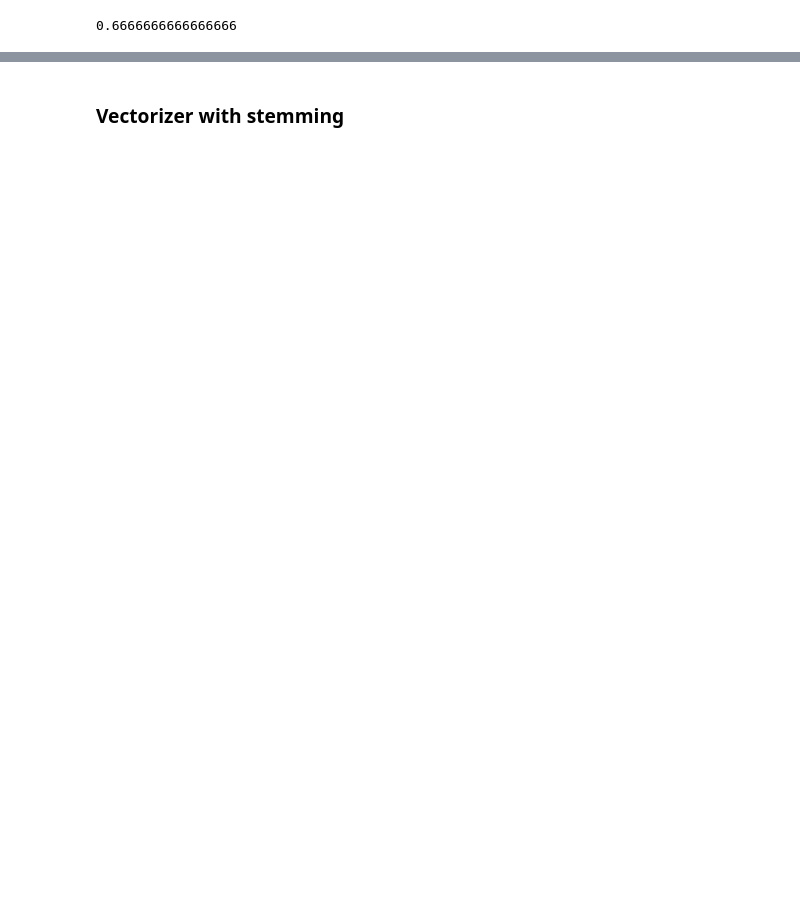
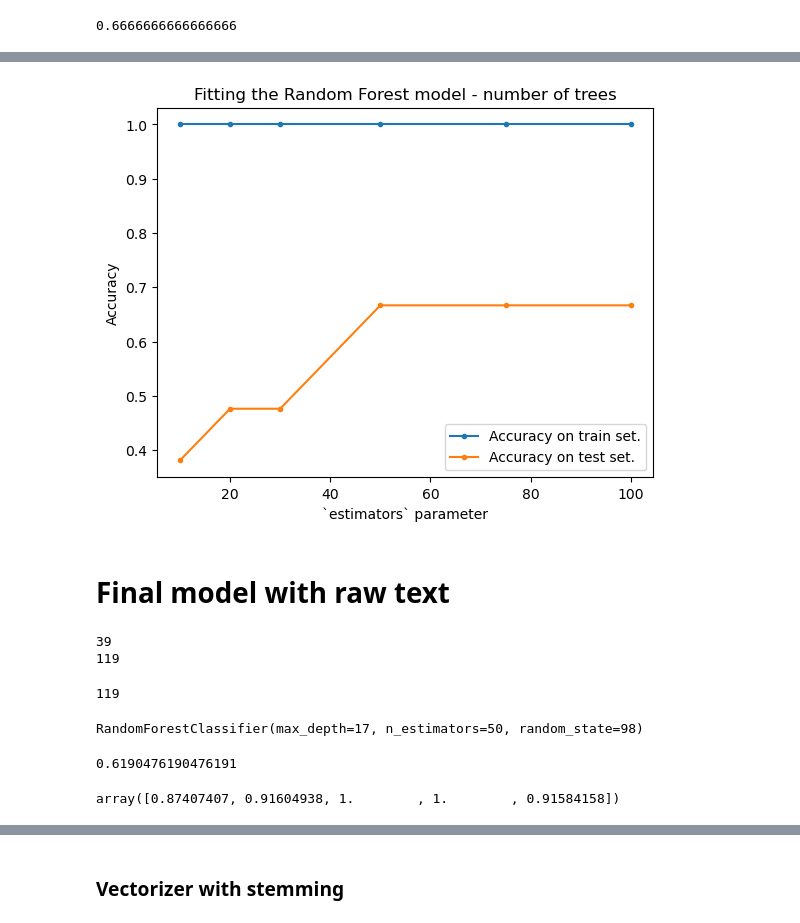
Before and after one commit to tatdef/IH_final_project, a Jupyter notebook: modeling/NLP_modeling_1.ipynb, the cells around one changed output, grey strips where cells are left out. Saved outputs shown, nothing was run; the diff lists cells and outputs as text; code cells hidden in the pictures; blank space fills up the shorter version.

```diff
--- a/modeling/NLP_modeling_1.ipynb
+++ b/modeling/NLP_modeling_1.ipynb
@@ -428,0 +440,23 @@ vocabulary = vectorizer.get_feature_names_out()
+# %%
+accuracies_train = []
+accuracies_test = []
+params_grid = [10, 20, 30, 50, 75, 100]
+
+for param_value in params_grid:
+    model = RandomForestClassifier(n_estimators=param_value, random_state=98)
+    model.fit(X_train, y_train_resampled)
+    Y_train_pred = model.predict(X_train)
+    Y_test_pred = model.predict(X_test)
+    accuracies_train.append(np.mean(Y_train_pred == y_train_resampled))
+    accuracies_test.append(np.mean(Y_test_pred == Y_test))
+# %%
+plt.plot(params_grid, accuracies_train, marker=".", label="Accuracy on train set.")
+plt.plot(params_grid, accuracies_test, marker=".", label="Accuracy on test set.");
+plt.title('Fitting the Random Forest model - number of trees')
+plt.xlabel('`estimators` parameter')
+plt.ylabel('Accuracy')
+plt.legend();
+# %% [output]
+[figure, added]
+# %% [markdown]
+# Final model with raw text
@@ -428,0 +468,24 @@ vocabulary = vectorizer.get_feature_names_out()
+# %%
+train = pd.concat([texts_train, Y_train],axis=1)
+print(len(train.exp1_industry.unique()))
+print(len(train))
+#train.exp1_industry.value_counts()
+# %% [output]
+39
+119
+# %%
+unique_ind = train.text.unique()
+ind_dict = {elem : pd.DataFrame() for elem in unique_ind}
+for key in ind_dict.keys():
+    ind_dict[key] = train[:][train.text == key]
+
+for key, value in ind_dict.items():
+        if len(value)<=16:
+                ind_dict[key] = resample(value,
+                                replace=True,
+                                n_samples = 17,
+                                random_state=0)
+
+len(ind_dict)
+# %% [output]
+119
@@ -428,0 +505,15 @@ vocabulary = vectorizer.get_feature_names_out()
+# %%
+model_rf = RandomForestClassifier(n_estimators= 50, max_depth= 17, random_state= 98)
+model_rf.fit(X_train, y_train_resampled)
+# %% [output]
+RandomForestClassifier(max_depth=17, n_estimators=50, random_state=98)
+# %%
+y_pred = model_rf.predict(X_test)
+accuracy_score(Y_test, y_pred)
+# %% [output]
+0.6190476190476191
+# %%
+cv_results = cross_val_score(model_rf, X_train, y_train_resampled, cv=5, scoring='accuracy')
+cv_results
+# %% [output]
+array([0.87407407, 0.91604938, 1.        , 1.        , 0.91584158])
```
Also changed, not shown: parts of 83 cells of this notebook.
